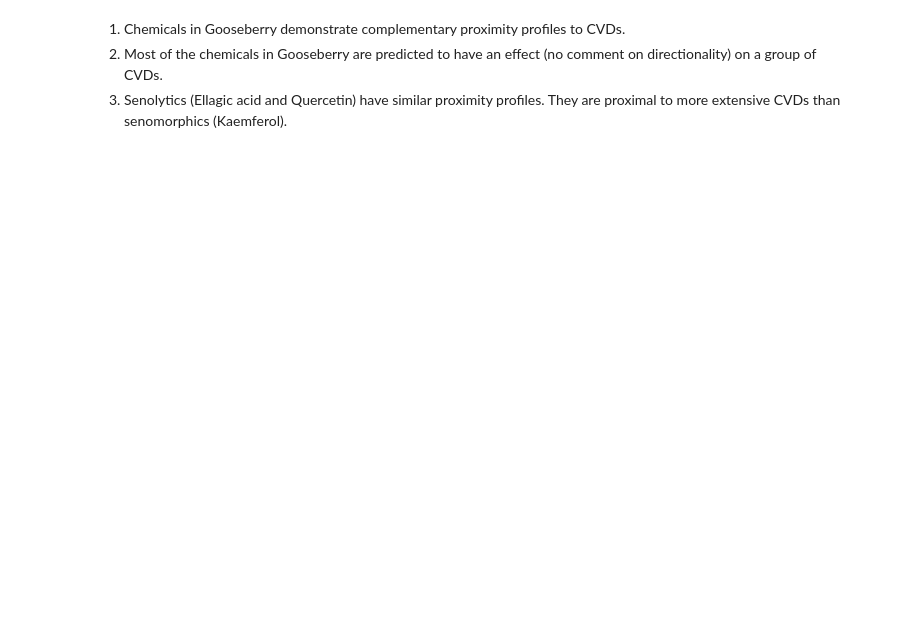
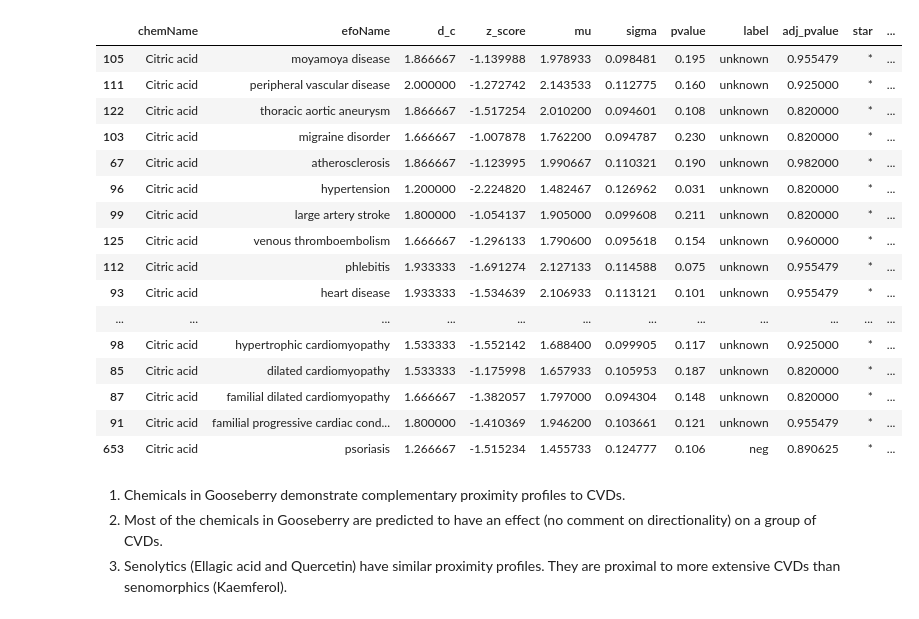
Before and after one commit to FarzanehNasirian/ATBV-review, a Jupyter notebook: Gooseberry_effect_on_cvds.ipynb, the cells around one changed output. Cells and saved outputs as stored; diff of their text form; code cells hidden in the pictures; blank space fills up the shorter version.

```diff
--- a/Gooseberry_effect_on_cvds.ipynb
+++ b/Gooseberry_effect_on_cvds.ipynb
@@ -12 +60,12 @@ prox_df['p_value'] = prox_df.z_score.apply(lambda x: norm.sf(-1*x))
+# %%
+#prox_df['star'] = prox_df.pvalue.apply(lambda x: '*' if x<=0.05 else '')
+#prox_df['star'] = prox_df.adj_pvalue.apply(lambda x: '*' if x<=0.05 else '')
+prox_df['star'] = prox_df.z_score.apply(lambda x: '*' if x<-1 else '')
+# %%
+prox_df = prox_df.merge(cvd_cluster[['cvd', 'cluster_idx']].rename(columns={'cvd':'efoName'}), on='efoName', how='left')
+# %%
+c = cvd_cluster.cluster_idx.unique().max() + 1
+prox_df['cluster_idx'] = prox_df.cluster_idx.apply(lambda x: c if pd.isna(x) else x)
+# %%
+prox_df = prox_df.sort_values('cluster_idx')
 # %%
@@ -24,3 +148,23 @@ plt.savefig('data/GB_proximity_to_CVDs.svg', bbox_inches='tight')
+# %%
+prox_df[(prox_df.star == '*') & (prox_df.chemName == 'Citric acid')]
+# %% [output]
+|  | chemName | efoName | d_c | z_score | mu | sigma | pvalue | label | adj_pvalue | star | ... |
+| 105 | Citric acid | moyamoya disease | 1.866667 | -1.139988 | 1.978933 | 0.098481 | 0.195 | unknown | 0.955479 | * | ... |
+| 111 | Citric acid | peripheral vascular disease | 2.000000 | -1.272742 | 2.143533 | 0.112775 | 0.160 | unknown | 0.925000 | * | ... |
+| 122 | Citric acid | thoracic aortic aneurysm | 1.866667 | -1.517254 | 2.010200 | 0.094601 | 0.108 | unknown | 0.820000 | * | ... |
+| 103 | Citric acid | migraine disorder | 1.666667 | -1.007878 | 1.762200 | 0.094787 | 0.230 | unknown | 0.820000 | * | ... |
+| 67 | Citric acid | atherosclerosis | 1.866667 | -1.123995 | 1.990667 | 0.110321 | 0.190 | unknown | 0.982000 | * | ... |
+| 96 | Citric acid | hypertension | 1.200000 | -2.224820 | 1.482467 | 0.126962 | 0.031 | unknown | 0.820000 | * | ... |
+| 99 | Citric acid | large artery stroke | 1.800000 | -1.054137 | 1.905000 | 0.099608 | 0.211 | unknown | 0.820000 | * | ... |
+| 125 | Citric acid | venous thromboembolism | 1.666667 | -1.296133 | 1.790600 | 0.095618 | 0.154 | unknown | 0.960000 | * | ... |
+| 112 | Citric acid | phlebitis | 1.933333 | -1.691274 | 2.127133 | 0.114588 | 0.075 | unknown | 0.955479 | * | ... |
+| 93 | Citric acid | heart disease | 1.933333 | -1.534639 | 2.106933 | 0.113121 | 0.101 | unknown | 0.955479 | * | ... |
+| ... | ... | ... | ... | ... | ... | ... | ... | ... | ... | ... | ... |
+| 98 | Citric acid | hypertrophic cardiomyopathy | 1.533333 | -1.552142 | 1.688400 | 0.099905 | 0.117 | unknown | 0.925000 | * | ... |
+| 85 | Citric acid | dilated cardiomyopathy | 1.533333 | -1.175998 | 1.657933 | 0.105953 | 0.187 | unknown | 0.820000 | * | ... |
+| 87 | Citric acid | familial dilated cardiomyopathy | 1.666667 | -1.382057 | 1.797000 | 0.094304 | 0.148 | unknown | 0.820000 | * | ... |
+| 91 | Citric acid | familial progressive cardiac cond... | 1.800000 | -1.410369 | 1.946200 | 0.103661 | 0.121 | unknown | 0.955479 | * | ... |
+| 653 | Citric acid | psoriasis | 1.266667 | -1.515234 | 1.455733 | 0.124777 | 0.106 | neg | 0.890625 | * | ... |
 # %% [markdown]
 1. Chemicals in Gooseberry demonstrate complementary proximity profiles to CVDs.
 2. Most of the chemicals in Gooseberry are predicted to have an effect (no comment on directionality) on a group of CVDs.
```
Also changed, not shown: parts of 23 cells of this notebook, 21 other files.
